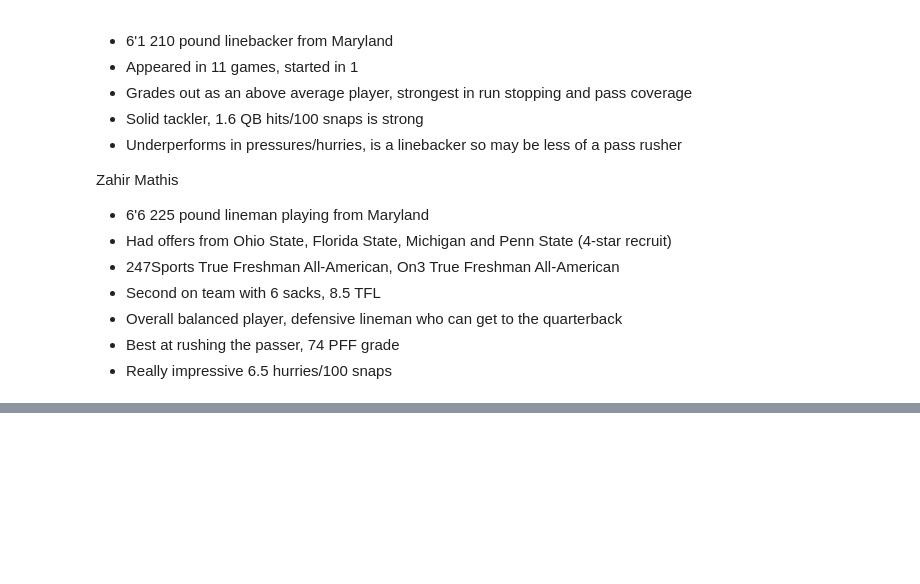
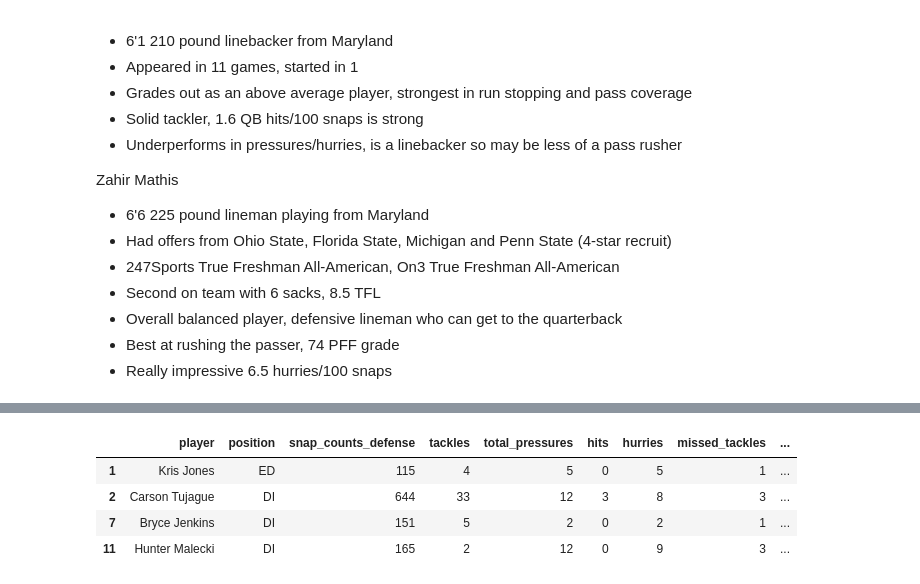
Before and after one commit to benberinsky/uva_sports_front7, a Jupyter notebook: front_7_analysis.ipynb, the cells around one changed output, grey strips where cells are left out. Saved outputs shown, nothing was run; the diff lists cells and outputs as text; code cells hidden in the pictures; blank space fills up the shorter version.

```diff
--- a/front_7_analysis.ipynb
+++ b/front_7_analysis.ipynb
@@ -222,0 +234,8 @@ Zahir Mathis
+# %%
+subset_analysis_2
+# %% [output]
+|  | player | position | snap_counts_defense | tackles | total_pressures | hits | hurries | missed_tackles | ... |
+| 1 | Kris Jones | ED | 115 | 4 | 5 | 0 | 5 | 1 | ... |
+| 2 | Carson Tujague | DI | 644 | 33 | 12 | 3 | 8 | 3 | ... |
+| 7 | Bryce Jenkins | DI | 151 | 5 | 2 | 0 | 2 | 1 | ... |
+| 11 | Hunter Malecki | DI | 165 | 2 | 12 | 0 | 9 | 3 | ... |
```
Also changed, not shown: parts of 8 cells of this notebook.
